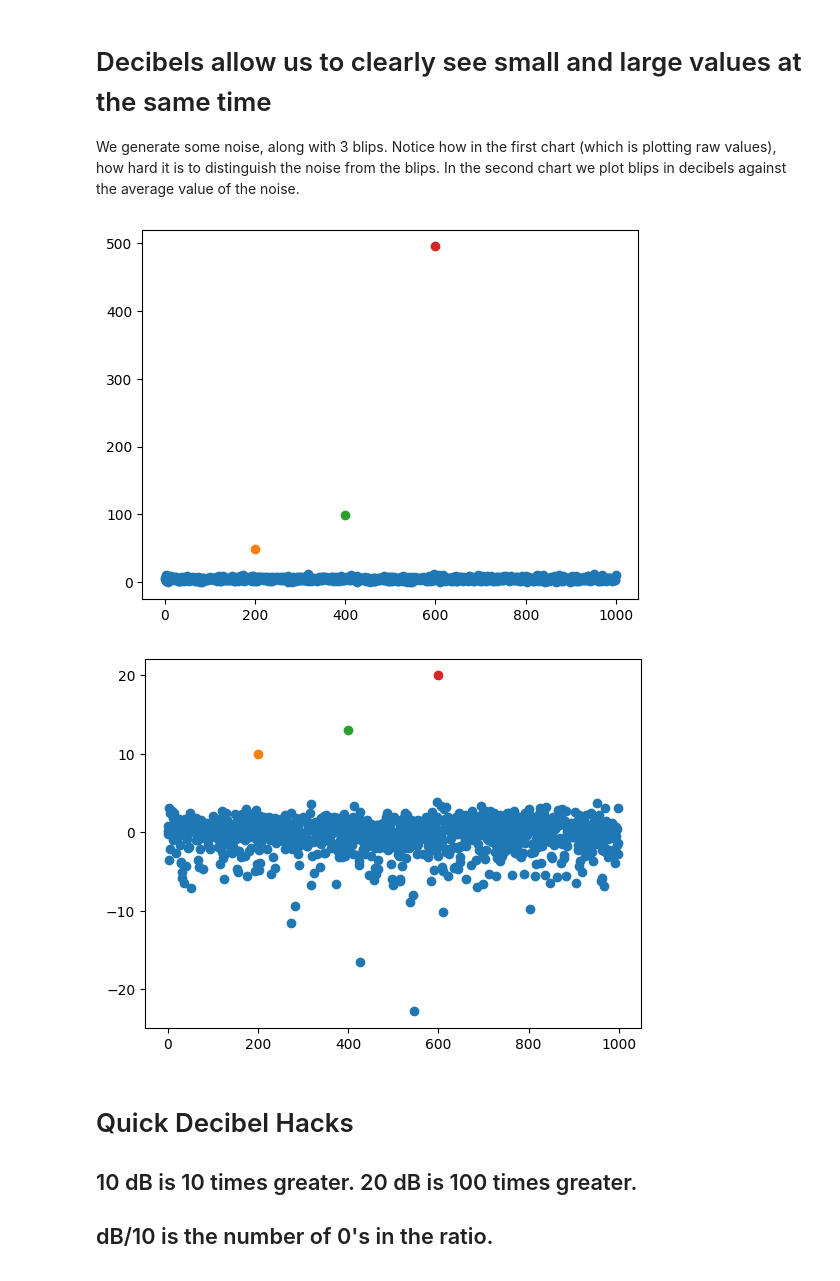
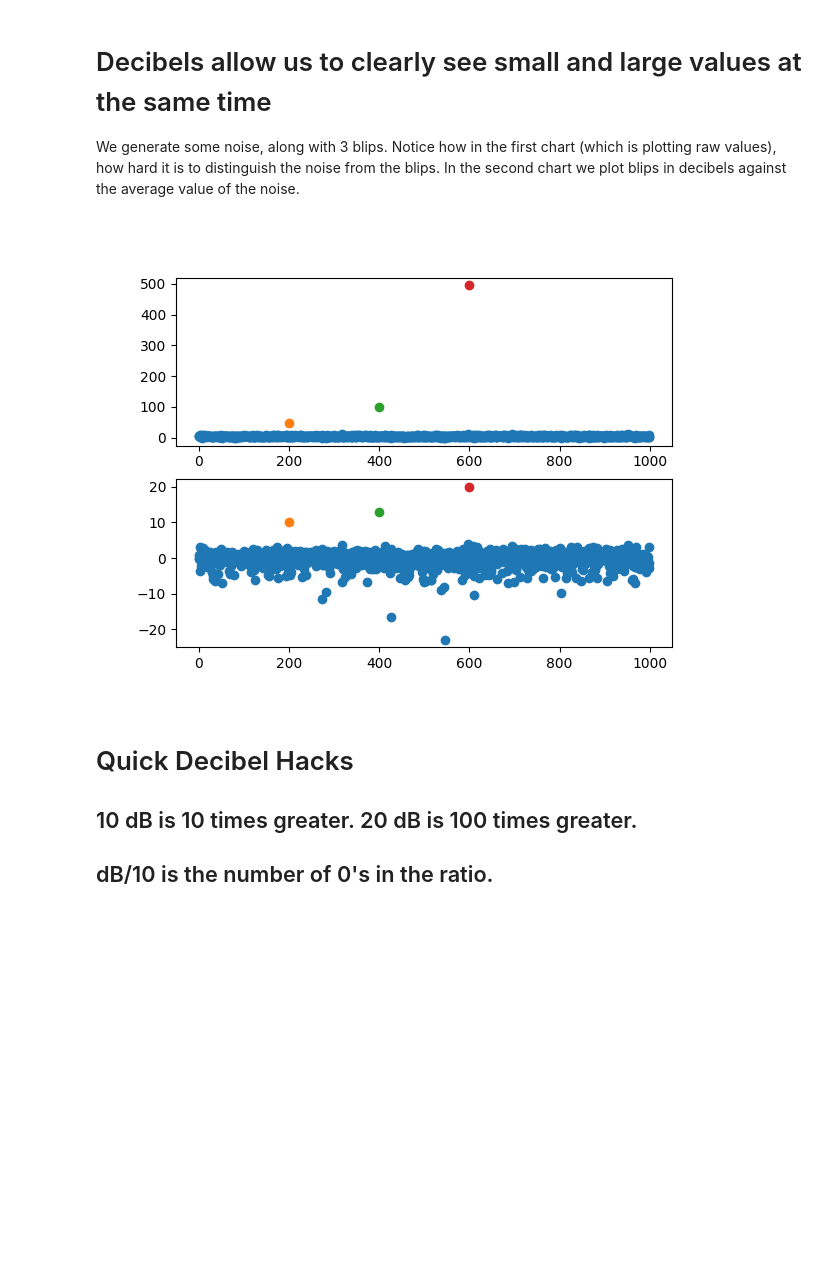
Before and after one commit to stevester94/notebooks, a Jupyter notebook: decibels-and-noise.ipynb, the cells around one changed output. Saved outputs shown, nothing was run; the diff lists cells and outputs as text; code cells hidden in the pictures; blank space fills up the shorter version.

```diff
--- a/decibels-and-noise.ipynb
+++ b/decibels-and-noise.ipynb
@@ -45,41 +44,38 @@ We generate some noise, along with 3 blips. Notice how in the first chart (which
 In the second chart we plot blips in decibels against the average value of the noise.
 # %%
 # Plotting raw values
+fig, (ax_1,ax_2) = plt.subplots(2)
+
 signal = np.random.default_rng(1337).normal(loc=5, scale=2, size=1000)
 signal_avg = np.mean(signal)
 
 blip_10 = (200, signal_avg*10)
 blip_20 = (400, signal_avg*20)
 blip_100 = (600, signal_avg*100)
 
-plt.scatter(range(len(signal)), signal)
+ax_1.scatter(range(len(signal)), signal)
 
-plt.scatter(blip_10[0], blip_10[1])
-plt.scatter(blip_20[0], blip_20[1])
-plt.scatter(blip_100[0], blip_100[1])
-
-plt.show()
+ax_1.scatter(blip_10[0], blip_10[1])
+ax_1.scatter(blip_20[0], blip_20[1])
+ax_1.scatter(blip_100[0], blip_100[1])
 
 # Plotting decibel values, with noise average as the base
 signal = np.random.default_rng(1337).normal(loc=5, scale=2, size=1000)
 signal_avg = np.mean(signal)
 
 signal = 10*np.log10(signal/signal_avg)
 
 blip_10 = (200, 10*np.log10(signal_avg*10/signal_avg))
 blip_20 = (400, 10*np.log10(signal_avg*20/signal_avg))
 blip_100 = (600, 10*np.log10(signal_avg*100/signal_avg))
 
-plt.scatter(range(len(signal)), signal)
+ax_2.scatter(range(len(signal)), signal)
 
-plt.scatter(blip_10[0], blip_10[1])
-plt.scatter(blip_20[0], blip_20[1])
-plt.scatter(blip_100[0], blip_100[1])
-
-plt.show()
+ax_2.scatter(blip_10[0], blip_10[1])
+ax_2.scatter(blip_20[0], blip_20[1])
+ax_2.scatter(blip_100[0], blip_100[1]);
 # %% [output]
-[figure, old version]
+[figure, new version]
-[figure, removed]
 # %% [markdown]
 # Quick Decibel Hacks
 ## 10 dB is 10 times greater. 20 dB is 100 times greater.
```
Also changed, not shown: parts of 12 cells of this notebook, 9 other files.
